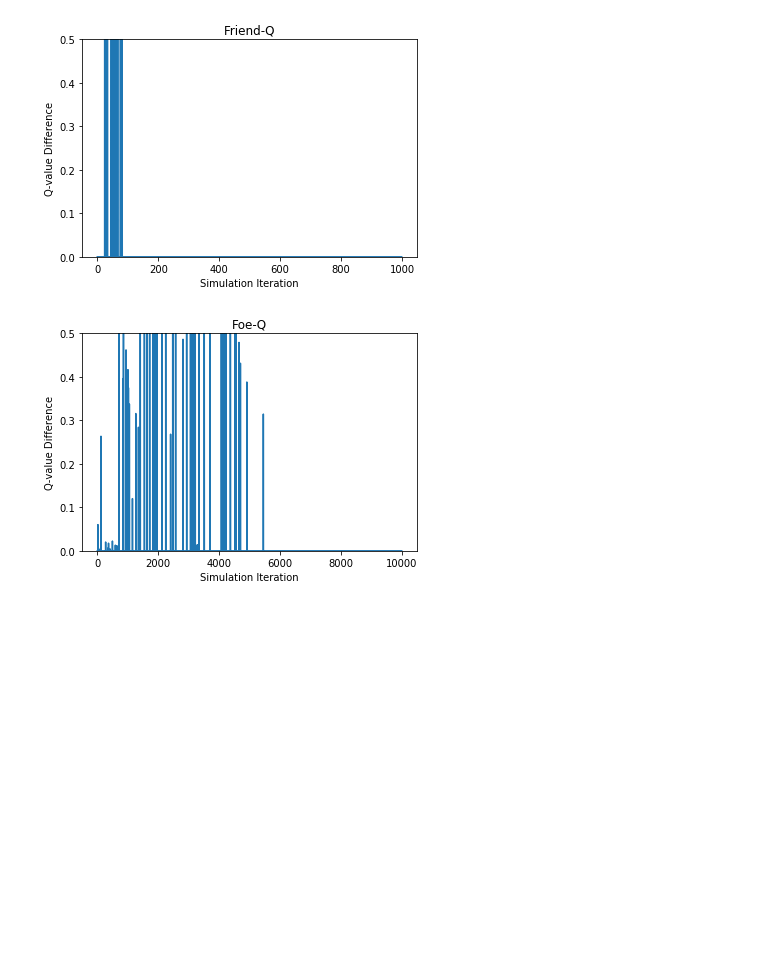
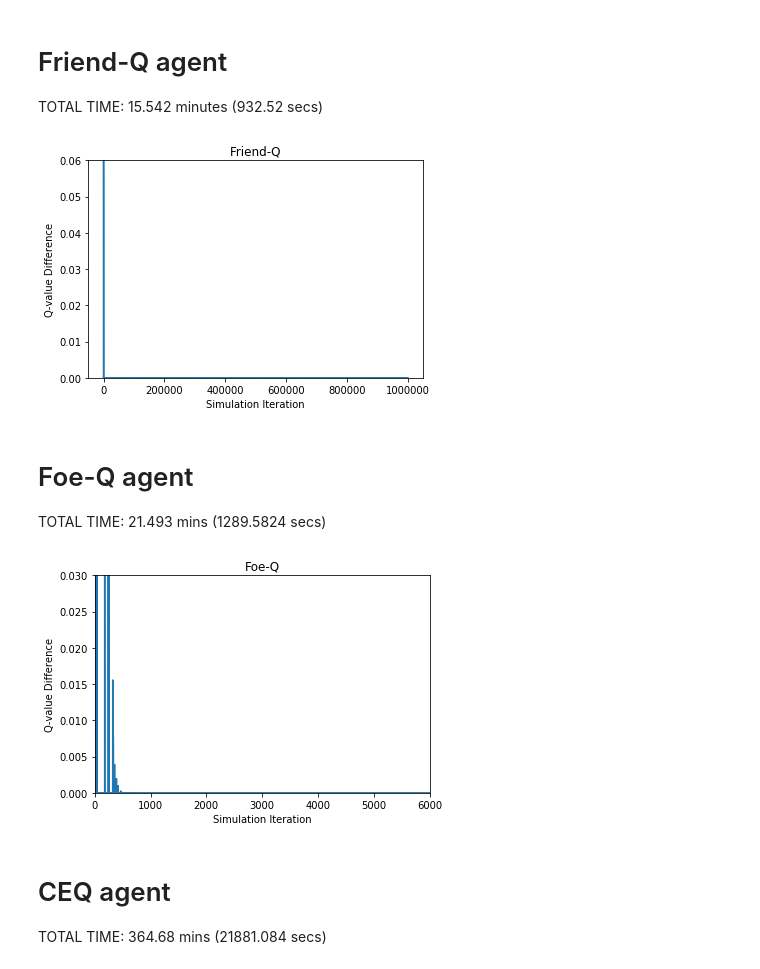
Before and after one commit to accraze/robocup-ceq, a Jupyter notebook: ceq.ipynb, the cells around one changed output. Drawn from its saved outputs; the diff is of its cells as text; code cells hidden in the pictures; blank space fills up the shorter version.

```diff
--- a/ceq.ipynb
+++ b/ceq.ipynb
@@ -7,12 +9,18 @@ from src.agents.friend import FriendQ
 from src.agents.foe import FoeQ
 from src.agents.ceq import CEQ
 # %%
-def plot(x, key=None, title='Q-Learner', ylab='Q-value Difference', xlab='Simulation Iteration', figname='qlearner'):
+import matplotlib as mpl
+mpl.rcParams['agg.path.chunksize'] = 10000
+
+def plot(x, key=None, title='Q-Learner', ylab='Q-value Difference', xlab='Simulation Iteration',
+         figname='qlearner', ylim=[0, 0.5], xlim=None):
     plt.plot(x)
     plt.title(title)
     plt.xlabel(xlab)
     plt.ylabel(ylab)
-    plt.ylim([0,.5])
+    plt.ylim(ylim)
+    if xlim:
+        plt.xlim(xlim)
+    plt.savefig('plots/{}'.format(figname), dpi=300)
     plt.show()
-    plt.savefig('plots/{}'.format(figname))
     plt.close()
@@ -37,0 +27,2 @@ friend_err, friend_q1 = friendq.run(transition, A)
+# %%
+transitions = Transitions()
@@ -37,0 +47,4 @@ friend_err, friend_q1 = friendq.run(transition, A)
+# %% [markdown]
+# Friend-Q agent
+
+TOTAL TIME: 15.542 minutes (932.52 secs)
@@ -38,4 +60,4 @@ friend_err, friend_q1 = friendq.run(transition, A)
 # %%
-plot(friend_err, title='Friend-Q', figname='friendq')
+plot(friend_err, title='Friend-Q', figname='friendq', ylim=[0, 0.06])
 # %% [output]
-[figure, old version]
+[figure, new version]
@@ -49,5 +64,26 @@ foeq_err, foe_q1 = foeq.run(transition, A)
+# %% [markdown]
+# Foe-Q agent
+
+TOTAL TIME: 21.493 mins (1289.5824 secs)
+# %%
+foeq_err = None
+foeq_environment = Environment(transitions)
+gamma = .9 # discount
+alpha = .2 # learning rate
+e = .2 # epsilon
+n_iter = 200000
+foeq = FoeQ(foeq_environment, n_iterations=n_iter)
+import time
+start = time.time()
+foeq_err, foe_q1 = foeq.run()
+end = time.time()
+print('TOTAL TIME: {}'.format(end - start))
 # %%
-plot(foeq_err, title='Foe-Q', figname='foeq')
+plot(foeq_err, title='Foe-Q', figname='foeq', ylim=[0, 0.03], xlim=[0, 6000])
 # %% [output]
-[figure, old version]
+[figure, new version]
+# %% [markdown]
+# CEQ agent
+
+TOTAL TIME: 364.68 mins (21881.084 secs)
 # %%
```
Also changed, not shown: parts of 12 cells of this notebook, 1 other file.
